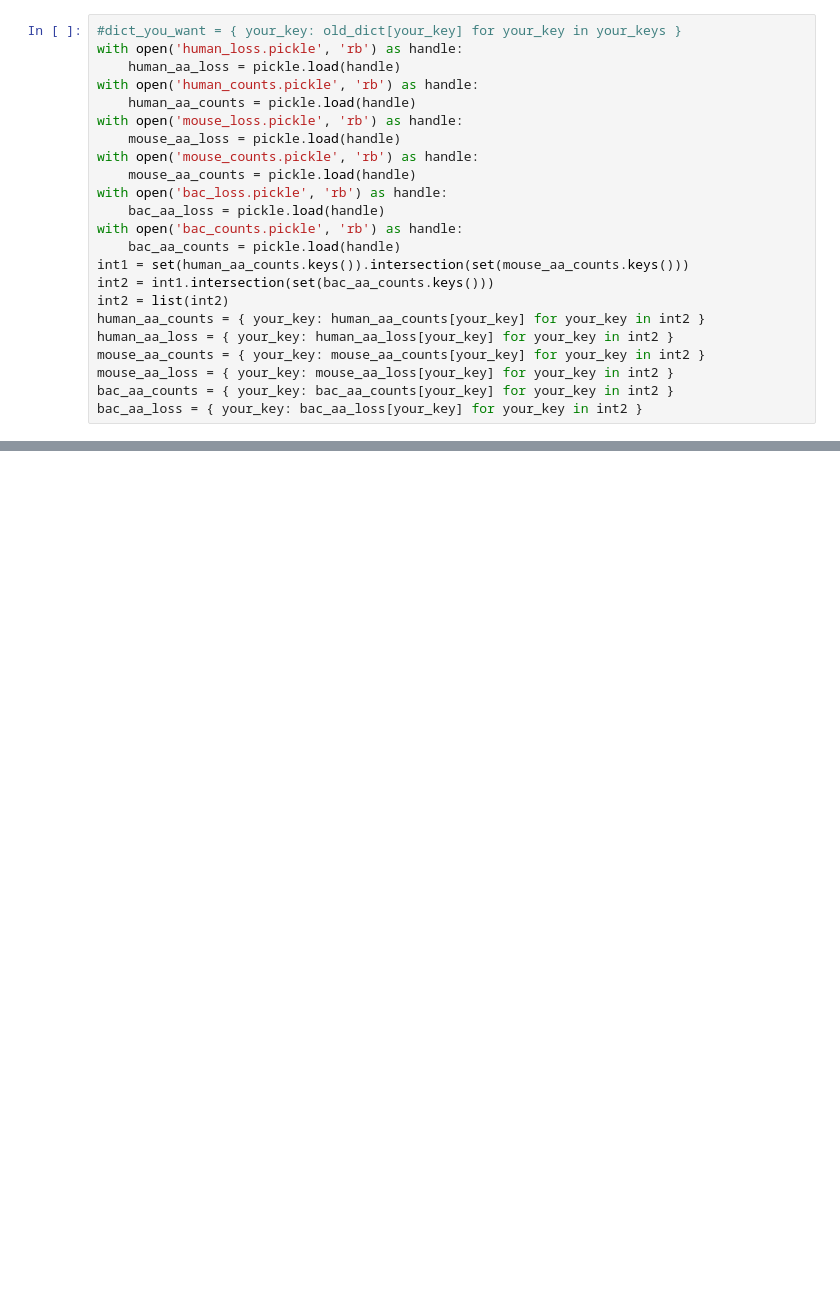
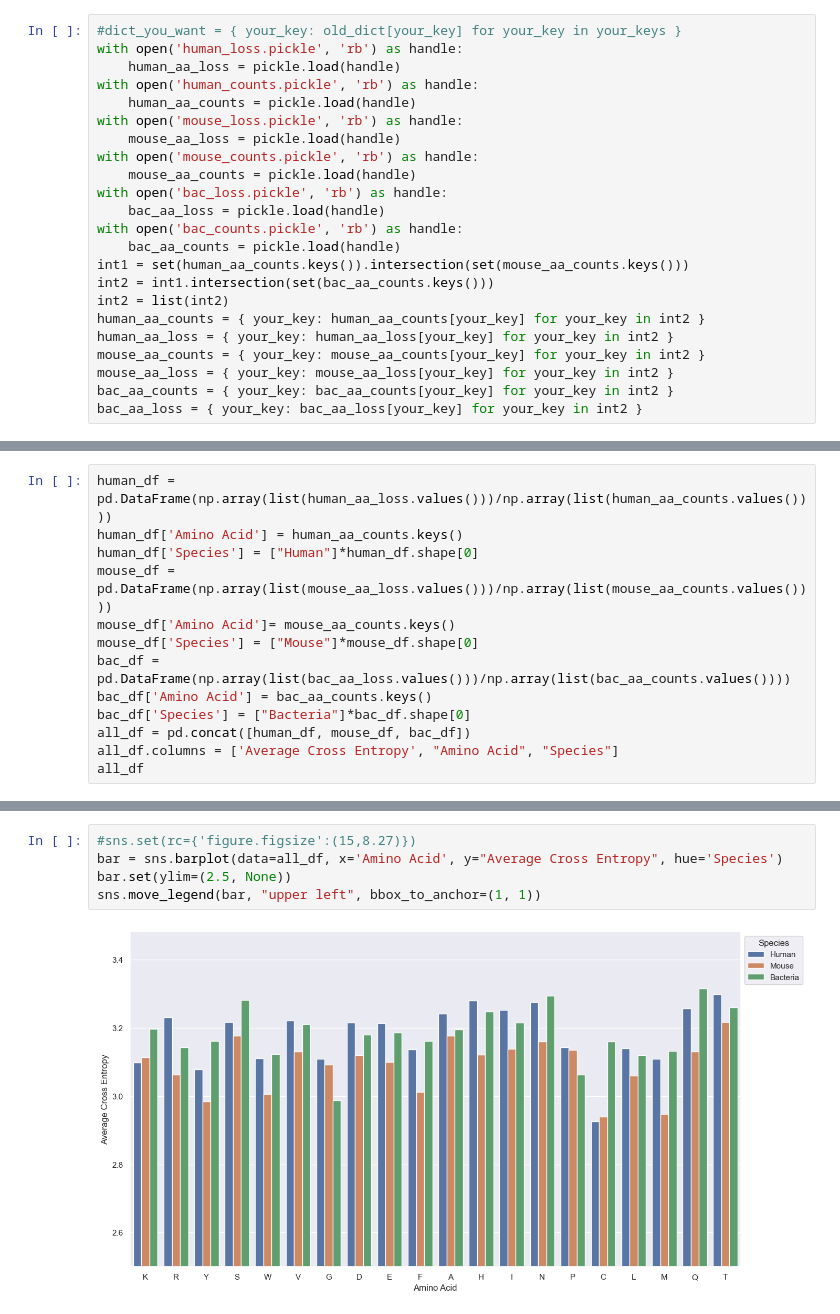
Before and after one commit to lewinsohndp/NLPProject, a Jupyter notebook: daniel.ipynb, the cells around one changed output, grey strips where cells are left out. Drawn from its saved outputs; the diff is of its cells as text; blank space fills up the shorter version.

```diff
--- a/daniel.ipynb
+++ b/daniel.ipynb
@@ -192,0 +64,13 @@ bac_aa_loss = { your_key: bac_aa_loss[your_key] for your_key in int2 }
+# %%
+human_df = pd.DataFrame(np.array(list(human_aa_loss.values()))/np.array(list(human_aa_counts.values())))
+human_df['Amino Acid'] = human_aa_counts.keys()
+human_df['Species'] = ["Human"]*human_df.shape[0]
+mouse_df = pd.DataFrame(np.array(list(mouse_aa_loss.values()))/np.array(list(mouse_aa_counts.values())))
+mouse_df['Amino Acid']= mouse_aa_counts.keys()
+mouse_df['Species'] = ["Mouse"]*mouse_df.shape[0]
+bac_df = pd.DataFrame(np.array(list(bac_aa_loss.values()))/np.array(list(bac_aa_counts.values())))
+bac_df['Amino Acid'] = bac_aa_counts.keys()
+bac_df['Species'] = ["Bacteria"]*bac_df.shape[0]
+all_df = pd.concat([human_df, mouse_df, bac_df])
+all_df.columns = ['Average Cross Entropy', "Amino Acid", "Species"]
+all_df
@@ -192,0 +95,7 @@ bac_aa_loss = { your_key: bac_aa_loss[your_key] for your_key in int2 }
+# %%
+#sns.set(rc={'figure.figsize':(15,8.27)})
+bar = sns.barplot(data=all_df, x='Amino Acid', y="Average Cross Entropy", hue='Species')
+bar.set(ylim=(2.5, None))
+sns.move_legend(bar, "upper left", bbox_to_anchor=(1, 1))
+# %% [output]
+[figure, added]
```
Also changed, not shown: parts of 25 cells of this notebook, 6 other files.
